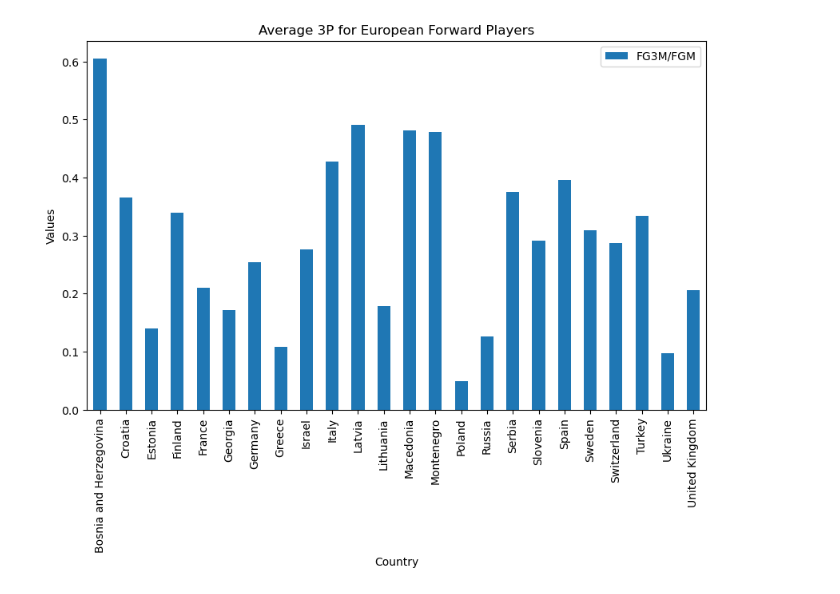
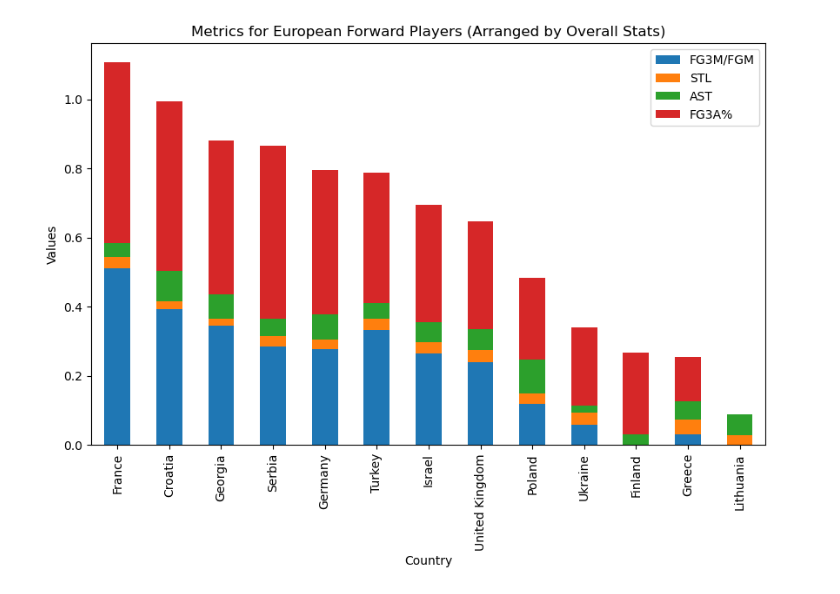
Before and after one commit to NEAT-Scouting-Data-Analytics/NEAT-Scouting-Data-Analytics, a Jupyter notebook: EDA_permin_F_regular.ipynb, the cells around one changed output. Cells and saved outputs as stored; diff of their text form; code cells hidden in the pictures.

```diff
--- a/EDA_permin_F_regular.ipynb
+++ b/EDA_permin_F_regular.ipynb
@@ -5,3 +5,9 @@ pd.set_option('display.max_columns', None)
 # %%
 #Import dataframe
 df_100pos = pd.read_csv('DataFiles/merged_per_minute.csv', low_memory=False)
+
+df_anthro_players = pd.read_csv('DataFiles/player_anthro.csv', low_memory=False)
+# %%
+# common column is 'PLAYER_ID'
+merged_df = pd.merge(df_100pos, df_anthro_players, on='PLAYER_NAME')
+merged_df
@@ -36,6 +87,6 @@ df_100pos[(df_100pos['PLAYER_ID'] == 1629029)]
 # %%
 # Replacing intermediary positions with one. All in all there are 3 positions - C, F and G.
-df_100pos['POSITION'] = df_100pos['POSITION'].str.replace('F-C', 'F').replace('C-F', 'C').replace('F-G', 'F').replace('G-F', 'G')
+merged_df['POSITION_x'] = merged_df['POSITION_x'].str.replace('F-C', 'F').replace('C-F', 'C').replace('F-G', 'F').replace('G-F', 'G')
 # %%
 # European countries in basketball sense
 europe = ['Austria', 'Belgium', 'Bulgaria', 'Croatia', 'Cyprus', 'Czechia', 'Denmark',
@@ -51,5 +118,5 @@ def filter_europe(df, column_name, europe):
     return df[df[column_name].isin(europe)]
 # %%
 # New object for European players playing at F in regular season games:
-europe_F_regular = filter_europe(df_100pos, 'COUNTRY', europe)
-europe_F_regular = europe_F_regular.loc[europe_F_regular['POSITION'].isin(['F']) & europe_F_regular['Season'].isin(['Regular Season'])]
+europe_F_regular = filter_europe(merged_df, 'COUNTRY', europe)
+europe_F_regular = europe_F_regular.loc[europe_F_regular['POSITION_x'].isin(['F']) & europe_F_regular['Season'].isin(['Regular Season'])]
@@ -145,30 +243,40 @@ alt_row
 # %% [output]
 [interactive output not drawn]
 # %%
+import pandas as pd
 import matplotlib.pyplot as plt
-import seaborn as sns
 
-# Calculate mean % for three points made for Europeans:
+# Calculate mean values for metrics for European forward players
 avg_3p_europe = europe_F_regular.groupby('COUNTRY')['FG3M/FGM'].mean().reset_index()
-# avg_STL_europe = europe_F_regular.groupby('COUNTRY')['STL'].mean().reset_index()
-# avg_FGA_europe = europe_F_regular.groupby('COUNTRY')['FG3A%'].mean().reset_index()
-# avg_AST_europe = europe_F_regular.groupby('COUNTRY')['AST'].mean().reset_index()
+avg_STL_europe = europe_F_regular.groupby('COUNTRY')['STL'].mean().reset_index()
+avg_FGA_europe = europe_F_regular.groupby('COUNTRY')['FG3A%'].mean().reset_index()
+avg_AST_europe = europe_F_regular.groupby('COUNTRY')['AST'].mean().reset_index()
+# avg_Hand_width_europe = europe_F_regular.groupby('COUNTRY')['HAND_WIDTH_FILLED'].mean().reset_index()
 
-# # Merge the two DataFrames
-# merged_df = pd.merge(avg_3p_europe,on='COUNTRY')
+# Merge the four DataFrames
+merged_df = pd.merge(avg_3p_europe, avg_STL_europe, on='COUNTRY')
+merged_df = pd.merge(merged_df, avg_AST_europe, on='COUNTRY')
+merged_df = pd.merge(merged_df, avg_FGA_europe, on='COUNTRY')
+# merged_df = pd.merge(merged_df, avg_Hand_width_europe, on='COUNTRY')
 
 # Set 'COUNTRY' as index
-avg_3p_europe.set_index('COUNTRY', inplace=True)
+merged_df.set_index('COUNTRY', inplace=True)
+
+# Calculate overall stats (sum of mean values of all metrics)
+merged_df['TOTAL'] = merged_df.sum(axis=1)
+
+# Sort the DataFrame by overall stats (descending order)
+sorted_df = merged_df.sort_values(by='TOTAL', ascending=False)
 
 # Plot
-avg_3p_europe.plot(kind='bar', stacked=True, figsize=(10, 6))
+sorted_df.drop('TOTAL', axis=1).plot(kind='bar', stacked=True, figsize=(10, 6))
 
 # Add labels and title
 plt.xlabel('Country')
 plt.ylabel('Values')
-plt.title('Average 3P for European Forward Players')
+plt.title('Metrics for European Forward Players (Arranged by Overall Stats)')
 
 # Show plot
 plt.show()
 # %% [output]
-[figure, old version]
+[figure, new version]
```
Also changed, not shown: parts of 18 cells of this notebook, 1 other file.
